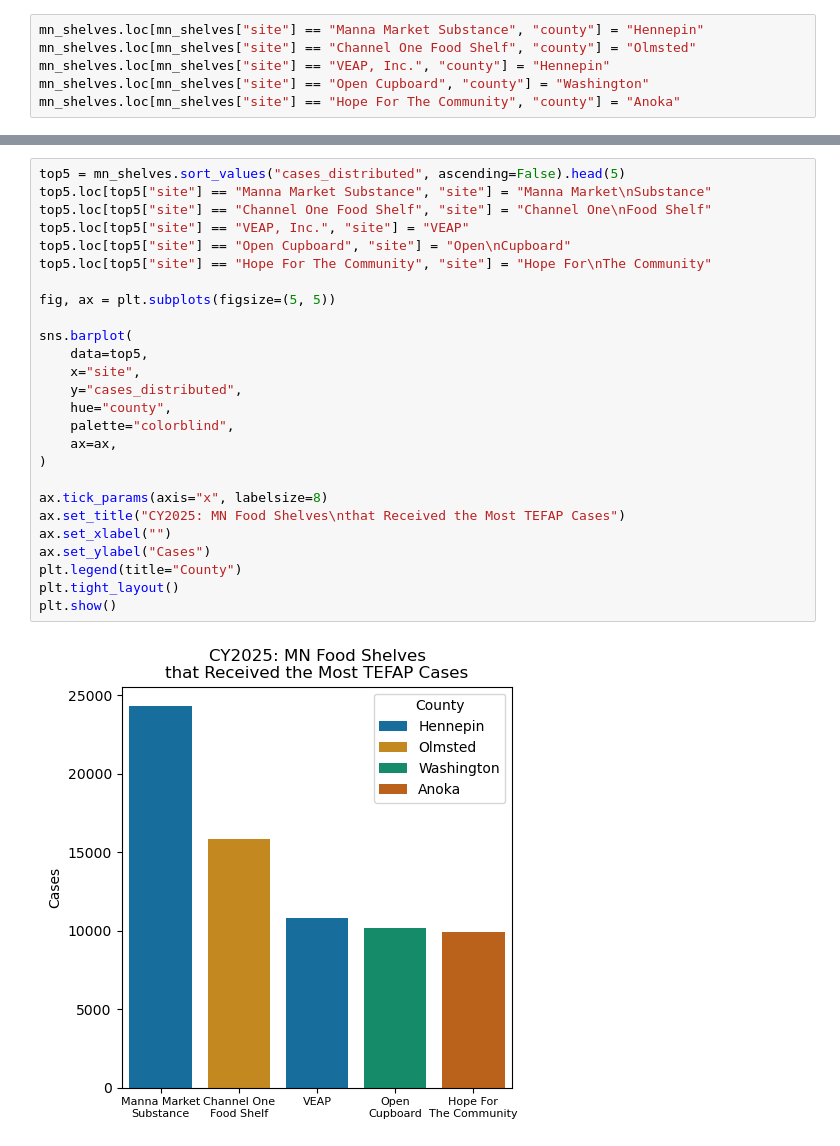
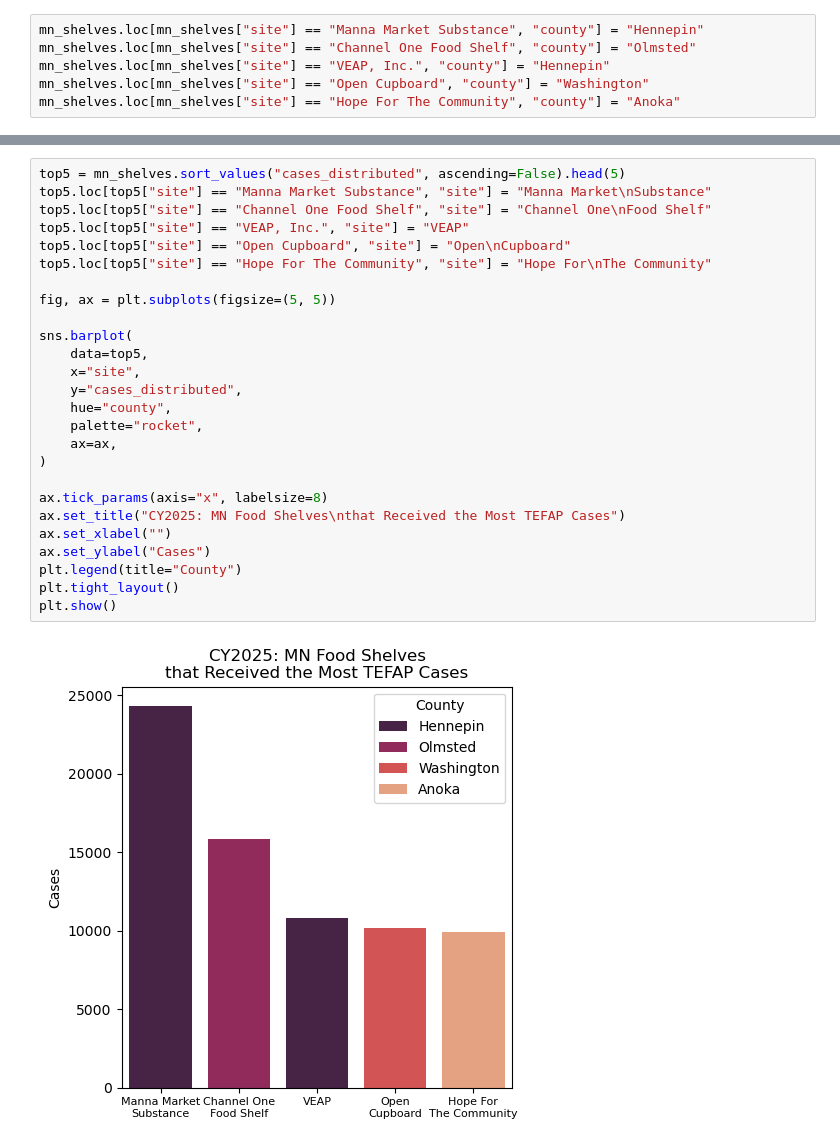
Before and after one commit to a-location-1/mn-food-shelf-analysis, a Jupyter notebook: tefap_context.ipynb, the cells around one changed output, grey strips where cells are left out. Cells and saved outputs as stored; diff of their text form.

```diff
--- a/tefap_context.ipynb
+++ b/tefap_context.ipynb
@@ -68,28 +218,28 @@ sns.color_palette("rocket")
 # %%
 top5 = mn_shelves.sort_values("cases_distributed", ascending=False).head(5)
 top5.loc[top5["site"] == "Manna Market Substance", "site"] = "Manna Market\nSubstance"
 top5.loc[top5["site"] == "Channel One Food Shelf", "site"] = "Channel One\nFood Shelf"
 top5.loc[top5["site"] == "VEAP, Inc.", "site"] = "VEAP"
 top5.loc[top5["site"] == "Open Cupboard", "site"] = "Open\nCupboard"
 top5.loc[top5["site"] == "Hope For The Community", "site"] = "Hope For\nThe Community"
 
 fig, ax = plt.subplots(figsize=(5, 5))
 
 sns.barplot(
     data=top5,
     x="site",
     y="cases_distributed",
     hue="county",
-    palette="colorblind",
+    palette="rocket",
     ax=ax,
 )
 
 ax.tick_params(axis="x", labelsize=8)
 ax.set_title("CY2025: MN Food Shelves\nthat Received the Most TEFAP Cases")
 ax.set_xlabel("")
 ax.set_ylabel("Cases")
 plt.legend(title="County")
 plt.tight_layout()
 plt.show()
 # %% [output]
-[figure, old version]
+[figure, new version]
```
Also changed, not shown: parts of 13 cells of this notebook, 2 other files.
